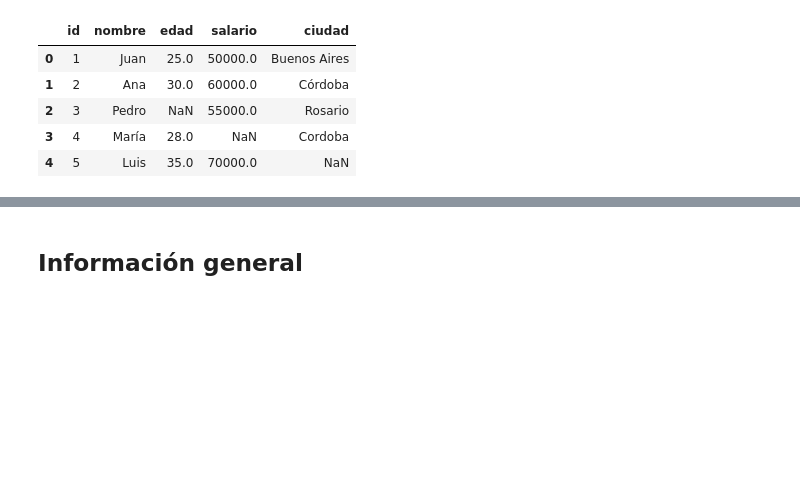
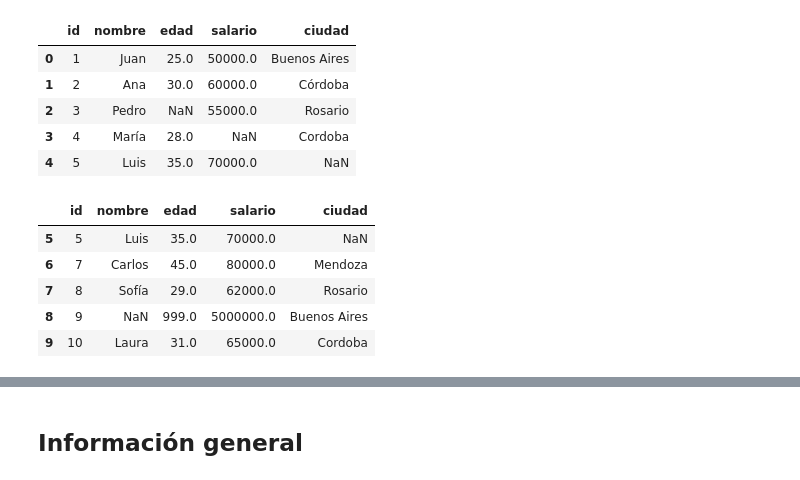
Before and after one commit to wdmompo/Curso-Py, a Jupyter notebook: Análisis y visualizacAnálisis y visualización de datos con Pythonión de datos con Python/02_Tratamiento_y_Manipulacion/15_Practica_EDA.ipynb, the cells around one changed output, grey strips where cells are left out. Saved outputs shown, nothing was run; the diff lists cells and outputs as text; code cells hidden in the pictures; blank space fills up the shorter version.

```diff
--- a/Análisis y visualizacAnálisis y visualización de datos con Pythonión de datos con Python/02_Tratamiento_y_Manipulacion/15_Practica_EDA.ipynb
+++ b/Análisis y visualizacAnálisis y visualización de datos con Pythonión de datos con Python/02_Tratamiento_y_Manipulacion/15_Practica_EDA.ipynb
@@ -127,3 +127,12 @@ df.head()
 | 2 | 3 | Pedro | NaN | 55000.0 | Rosario |
 | 3 | 4 | María | 28.0 | NaN | Cordoba |
 | 4 | 5 | Luis | 35.0 | 70000.0 | NaN |
+# %%
+df.tail()
+# %% [output]
+|  | id | nombre | edad | salario | ciudad |
+| 5 | 5 | Luis | 35.0 | 70000.0 | NaN |
+| 6 | 7 | Carlos | 45.0 | 80000.0 | Mendoza |
+| 7 | 8 | Sofía | 29.0 | 62000.0 | Rosario |
+| 8 | 9 | NaN | 999.0 | 5000000.0 | Buenos Aires |
+| 9 | 10 | Laura | 31.0 | 65000.0 | Cordoba |
```
Also changed, not shown: parts of 28 cells of this notebook, 2 other files.
